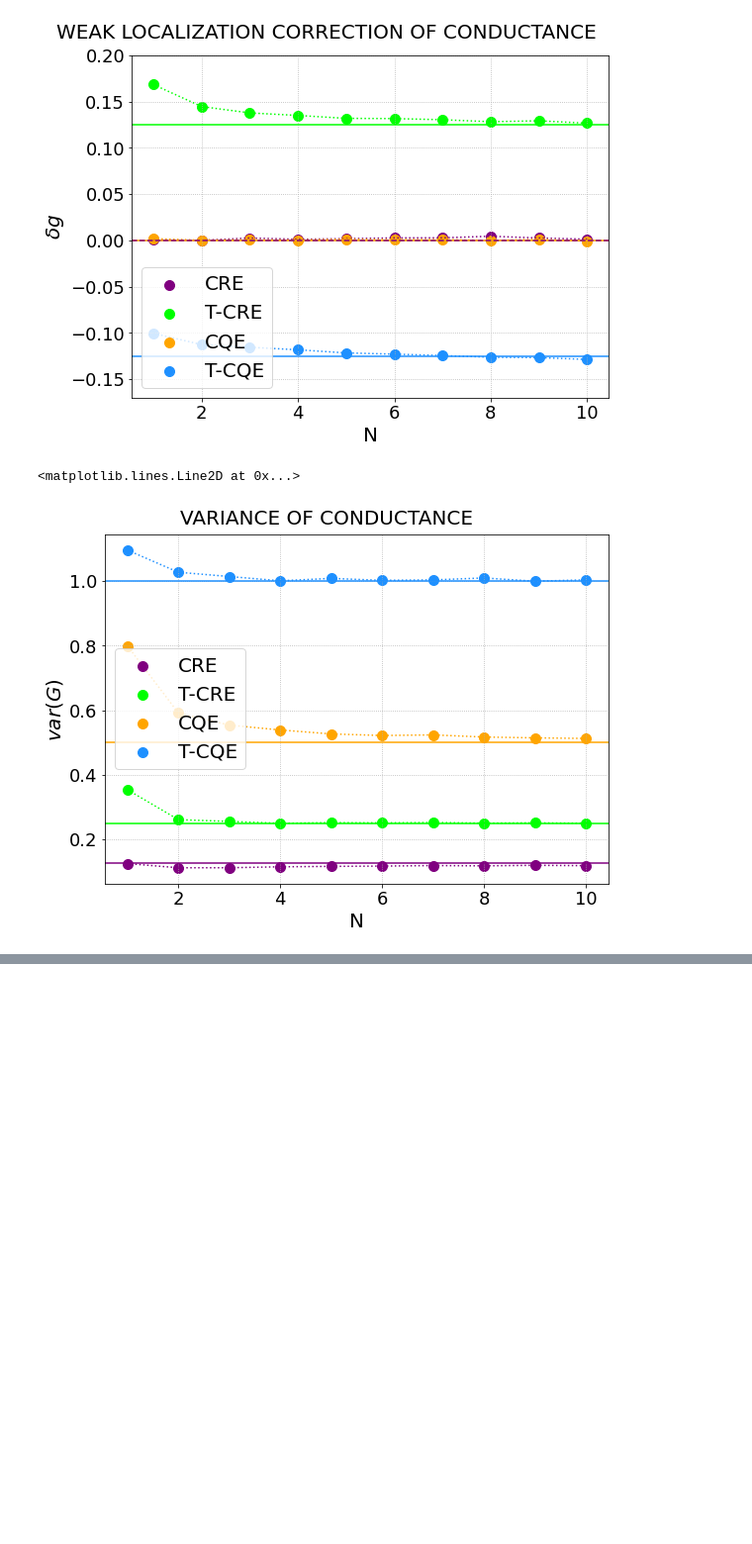
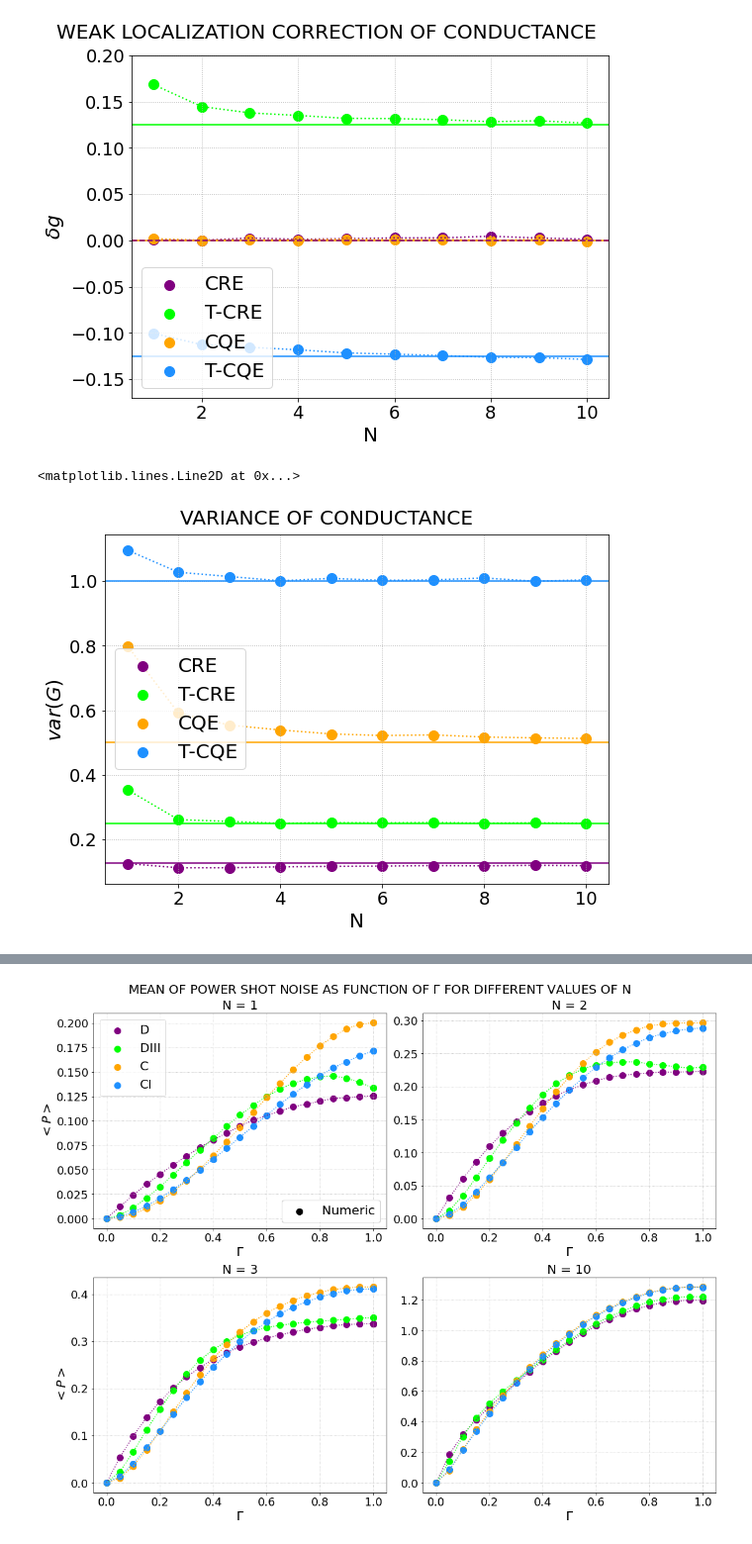
Before and after one commit to Rafffaelb/Andreev_Billiard, a Jupyter notebook: Altland-Zirnbauer/Data_Analysis/Andreev_Conductance_ShotNoise.ipynb, the cells around one changed output, grey strips where cells are left out. Shown at 99% size. Cells and saved outputs as stored; diff of their text form; code cells hidden in the pictures; blank space fills up the shorter version.

```diff
--- a/Altland-Zirnbauer/Data_Analysis/Andreev_Conductance_ShotNoise.ipynb
+++ b/Altland-Zirnbauer/Data_Analysis/Andreev_Conductance_ShotNoise.ipynb
@@ -518,0 +785,86 @@ axs.axhline(y=(1/8), color='purple', linestyle='-')
+# %%
+meanP_D_1 = np.mean(P_D_Gamma_N1, axis = 0)
+meanP_DIII_1 = np.mean(P_DIII_Gamma_N1, axis = 0)
+meanP_C_1 = np.mean(P_C_Gamma_N1, axis = 0)
+meanP_CI_1 = np.mean(P_CI_Gamma_N1, axis = 0)
+
+meanP_D_2 = np.mean(P_D_Gamma_N2, axis = 0)
+meanP_DIII_2 = np.mean(P_DIII_Gamma_N2, axis = 0)
+meanP_C_2 = np.mean(P_C_Gamma_N2, axis = 0)
+meanP_CI_2 = np.mean(P_CI_Gamma_N2, axis = 0)
+
+meanP_D_3 = np.mean(P_D_Gamma_N3, axis = 0)
+meanP_DIII_3 = np.mean(P_DIII_Gamma_N3, axis = 0)
+meanP_C_3 = np.mean(P_C_Gamma_N3, axis = 0)
+meanP_CI_3 = np.mean(P_CI_Gamma_N3, axis = 0)
+
+meanP_D_10 = np.mean(P_D_Gamma_N10, axis = 0)
+meanP_DIII_10 = np.mean(P_DIII_Gamma_N10, axis = 0)
+meanP_C_10 = np.mean(P_C_Gamma_N10, axis = 0)
+meanP_CI_10 = np.mean(P_CI_Gamma_N10, axis = 0)
+# %%
+fig, axs = plt.subplots(2,2, figsize = (15,12), constrained_layout = True)
+
+fig.suptitle(r'MEAN OF POWER SHOT NOISE AS FUNCTION OF $\Gamma$ FOR DIFFERENT VALUES OF N', fontsize = 20)
+
+N = 1
+
+for i in range(0,2):
+    for j in range(0,2):
+
+        if (i == 0) and (j == 0):
+            axs[0,0].set_title('N = 1', fontsize = 20)
+            axs[0,0].set_ylabel(r'$<P>$', fontsize = 20)
+
+            variable_D = meanP_D_1; variable_DIII = meanP_DIII_1; variable_C = meanP_C_1; variable_CI = meanP_CI_1
+
+        else:
+            if (i == 1) and (j == 0):
+
+                axs[1,0].set_title('N = 3', fontsize = 20)
+                axs[1,0].set_ylabel(r'$<P>$', fontsize = 20)
+
+                variable_D = meanP_D_3; variable_DIII = meanP_DIII_3; variable_C = meanP_C_3; variable_CI = meanP_CI_3
+
+            else:
+                if (i == 0) and (j == 1):
+
+                    axs[0,1].set_title('N = 2', fontsize = 20)
+
+                    variable_D = meanP_D_2; variable_DIII = meanP_DIII_2; variable_C = meanP_C_2; variable_CI = meanP_CI_2
+
+                else:
+                    if (i == 1) and (j == 1):
+                        axs[1,1].set_title('N = 10', fontsize = 20)
+
+                        variable_D = meanP_D_10; variable_DIII = meanP_DIII_10; variable_C = meanP_C_10; variable_CI = meanP_CI_10
+
+        for k in range(0,len(meanG_D_1)):
+            axs[i,j].scatter((k)/20, variable_D[k], s = 100, color = 'purple', alpha = 1)
+            axs[i,j].scatter((k)/20, variable_DIII[k], s = 100, color = 'lime', alpha = 1)
+            axs[i,j].scatter((k)/20, variable_C[k], s = 100, color = 'orange', alpha = 1)
+            axs[i,j].scatter((k)/20, variable_CI[k], s = 100, color = 'dodgerblue', alpha = 1)
+
+            if k == (len(meanG_D_1)-1):
+                Numeric_scatter = axs[i,j].scatter((k)/20, variable_D[k], label = 'Numeric', s = 100, color = 'black', alpha = 1)
+                Class_D = axs[i,j].scatter((k)/20, variable_D[k], label = r'$D$', s = 100, color = 'purple', alpha = 1)
+                Class_DIII = axs[i,j].scatter((k)/20, variable_DIII[k], label = r'$DIII$', s = 100, color = 'lime', alpha = 1)
+                Class_C = axs[i,j].scatter((k)/20, variable_C[k], label = r'$C$', s = 100, color = 'orange', alpha = 1)
+                Class_CI = axs[i,j].scatter((k)/20, variable_CI[k], label = r'$CI$', s = 100, color = 'dodgerblue', alpha = 1)
+
+        axs[i,j].plot([i/20 for i in range(0,21)], variable_D, color = 'purple', linestyle = ':')
+        axs[i,j].plot([i/20 for i in range(0,21)], variable_DIII, color = 'lime', linestyle = ':')
+        axs[i,j].plot([i/20 for i in range(0,21)], variable_C, color = 'orange', linestyle = ':')
+        axs[i,j].plot([i/20 for i in range(0,21)], variable_CI, color = 'dodgerblue', linestyle = ':')
+
+        axs[i,j].grid(linestyle=':')
+
+        first_legend = axs[0,0].legend([Numeric_scatter], ["Numeric"], loc = "lower right", fontsize = 20)
+        axs[0,0].add_artist(first_legend)
+        axs[0,0].legend([Class_D, Class_DIII, Class_C, Class_CI], [r'D', r'DIII',r'C',r'CI'], loc = "upper left", fontsize = 20)
+
+        axs[i,j].set_xlabel(r'$\Gamma$', fontsize = 20)
+        axs[i,j].tick_params(axis = 'both', which = 'major', labelsize = 18)
+        N = N + 1
+# %% [output]
+[figure, added]
```
Also changed, not shown: parts of 12 cells of this notebook, 15 other files.
